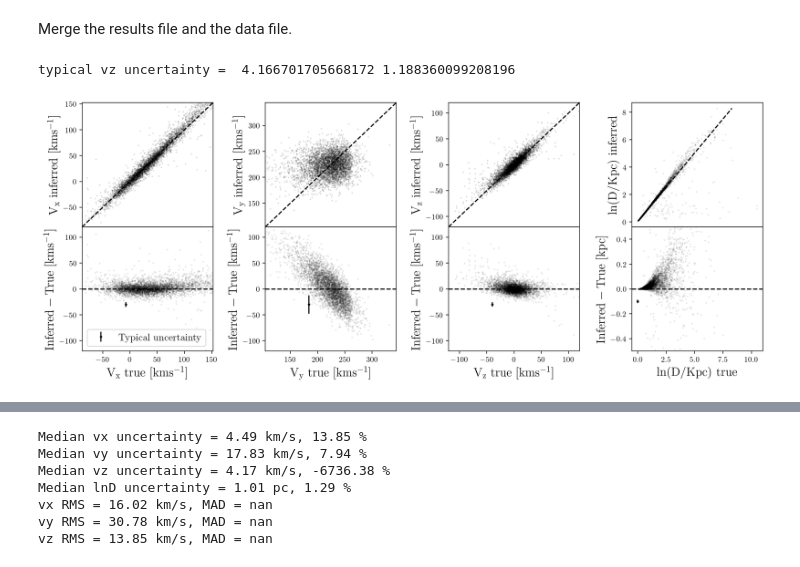
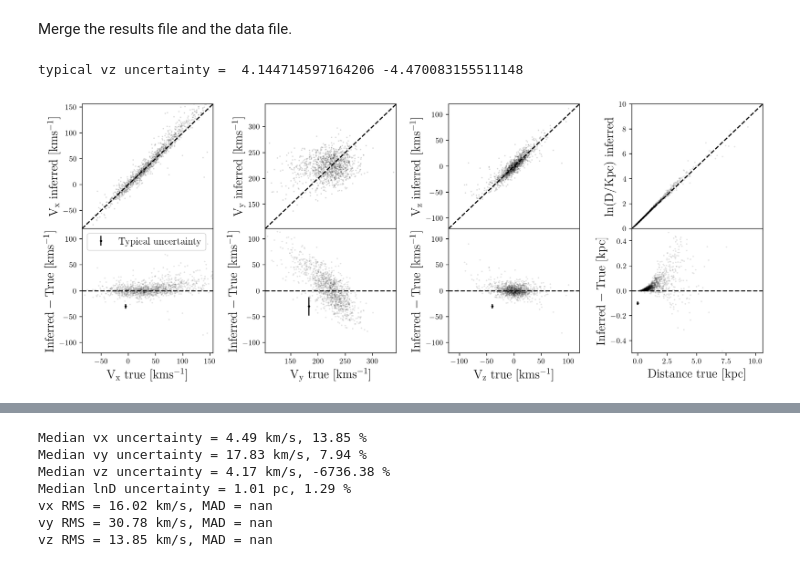
Before and after one commit to RuthAngus/kepler_kinematics, a Jupyter notebook: notebooks/Plot_residuals.ipynb, the cells around one changed output, grey strips where cells are left out. Drawn from its saved outputs; the diff is of its cells as text; code cells hidden in the pictures.

Commit message:
searching for the distance bug

```diff
--- a/notebooks/Plot_residuals.ipynb
+++ b/notebooks/Plot_residuals.ipynb
@@ -91,9 +91,12 @@ def resid_plot(vx, vy, vz, vx_inferred, vy_inferred, vz_inferred, vx_inferred_er
 
     ax6 = plt.subplot(gs[0, 3])
     ax6.plot(r_est, lndistance_inferred, "k.", ms=ms+2, mec="none", alpha=alpha, rasterized=True, zorder=0)
-    xs = np.linspace(min(lndistance_inferred), max(lndistance_inferred), 100)
+    xs = np.linspace(0, 10, 100)
     ax6.plot(xs, xs, "k", ls="--", zorder=1)
+    ax6.set_xlim(0, 10)
+    ax6.set_ylim(0, 10)
     ax6.set_ylabel("$\mathrm{\ln(D/Kpc)~inferred}$")
+    ax6.set_xticklabels([])
 
     # Residual panels
     # ---------------------------------------------------------------------------------------------------
@@ -134,29 +137,34 @@ def resid_plot(vx, vy, vz, vx_inferred, vy_inferred, vz_inferred, vx_inferred_er
     ax5.set_ylabel("$\mathrm{Inferred-True~[kms^{-1}]}$")
 
     ax7 = plt.subplot(gs[1, 3])
-#     ax7.errorbar(r_est, lndistance_inferred-r_est, fmt="k.", yerr=lndistance_inferred_err, ms=ms+2, mec="none", alpha=alpha, rasterized=True, zorder=0)
+#     ax7.errorbar(r_est, lndistance_inferred-r_est, fmt="k.", yerr=lndistance_inferred_err, ms=ms+2,
+#                  mec="none", alpha=alpha, rasterized=True, zorder=0)
     ax7.plot(r_est, lndistance_inferred-r_est, "k.", ms=ms+2, mec="none", alpha=alpha, rasterized=True, zorder=0)
     ax7.errorbar(0, -.1, yerr=np.median(lndistance_inferred_err), fmt="k.", ms=4)
     ax7.axhline(0, color="k", ls="--", zorder=1)
     ax7.set_ylim(-.5, .5)
-    ax7.set_xlabel("$\mathrm{\ln(D/Kpc)~true}$")
+    ax7.set_xlabel("$\mathrm{Distance~true~[kpc]}$")
     ax7.set_ylabel("$\mathrm{Inferred-True~[kpc]}$")
 
     return fig
 # %%
 m = np.isfinite(adf.vx.values) & np.isfinite(adf.vy.values) & np.isfinite(adf.vz.values)
-m &= np.isfinite(adf.vx_random.values) & np.isfinite(adf.vy_random.values) & np.isfinite(adf.vz_random.values) & np.isfinite(adf.lndistance_random.values)
+m &= np.isfinite(adf.vx_random.values) & np.isfinite(adf.vy_random.values) & np.isfinite(adf.vz_random.values) \
+    & np.isfinite(adf.lndistance_random.values)
+
 fig = resid_plot(adf.vx.values[m], adf.vy.values[m], adf.vz.values[m], adf.vx_random.values[m],
                  adf.vy_random.values[m], adf.vz_random.values[m],
                  adf.vx_inferred_err.values[m], adf.vy_inferred_err.values[m], adf.vz_inferred_err.values[m],
                  adf.lndistance_inferred_err.values[m],
-                 adf.r_med_photogeo.values[m]*1e-3, np.exp(adf.lndistance_random.values[m]))
+                 1./adf.parallax.values[m], np.exp(adf.lndistance_random.values[m]))
+#                  adf.r_med_photogeo.values[m]*1e-3, 1./adf.parallax.values[m])
+#                  adf.r_med_photogeo.values[m]*1e-3, np.exp(adf.lndistance_random.values[m]))
 #                  adf.r_est.values[m]*1e-3, np.exp(adf.lndistance_random.values[m]))
 
 
 plt.tight_layout()
 plt.savefig("../plots/residuals")
 plt.savefig("../paper/residuals.pdf")
 # %% [output]
-typical vz uncertainty =  4.166701705668172 1.188360099208196
+typical vz uncertainty =  4.144714597164206 -4.470083155511148
-[figure, old version]
+[figure, new version]
```
Also changed, not shown: parts of 2 cells of this notebook, 3 other files.
